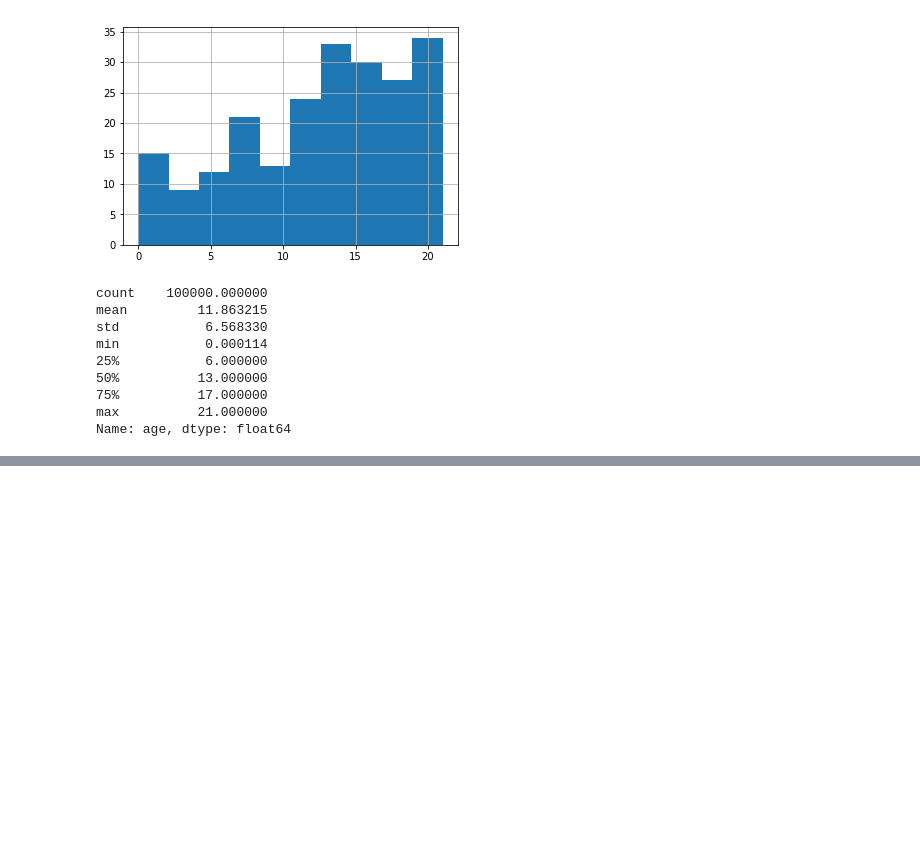
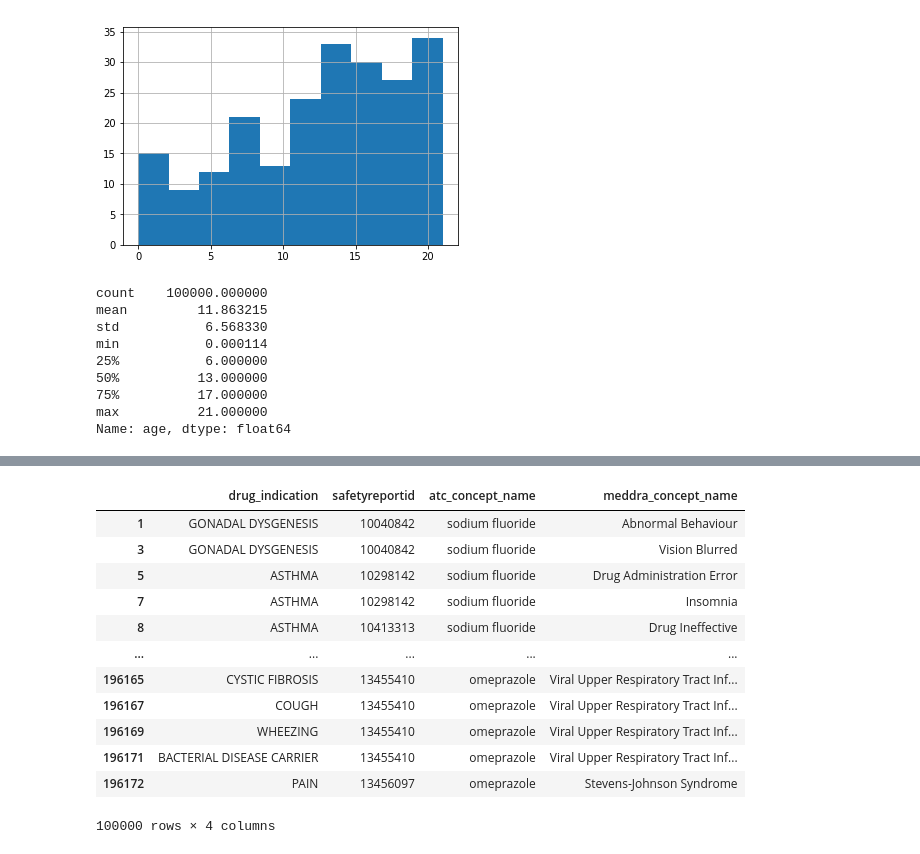
Before and after one commit to veronikabreton/smri2020, a Jupyter notebook: ntbks/python/My_First_Notebook.ipynb, the cells around one changed output, grey strips where cells are left out. Drawn from its saved outputs; the diff is of its cells as text; code cells hidden in the pictures; blank space fills up the shorter version.

```diff
--- a/ntbks/python/My_First_Notebook.ipynb
+++ b/ntbks/python/My_First_Notebook.ipynb
@@ -129,0 +150,21 @@ Name: age, dtype: float64
+# %%
+sub = \
+(dat.
+loc[:,["drug_indication","safetyreportid","atc_concept_name", "meddra_concept_name"]].
+drop_duplicates()
+)
+sub
+# %% [output]
+|  | drug_indication | safetyreportid | atc_concept_name | meddra_concept_name |
+| 1 | GONADAL DYSGENESIS | 10040842 | sodium fluoride | Abnormal Behaviour |
+| 3 | GONADAL DYSGENESIS | 10040842 | sodium fluoride | Vision Blurred |
+| 5 | ASTHMA | 10298142 | sodium fluoride | Drug Administration Error |
+| 7 | ASTHMA | 10298142 | sodium fluoride | Insomnia |
+| 8 | ASTHMA | 10413313 | sodium fluoride | Drug Ineffective |
+| ... | ... | ... | ... | ... |
+| 196165 | CYSTIC FIBROSIS | 13455410 | omeprazole | Viral Upper Respiratory Tract Inf... |
+| 196167 | COUGH | 13455410 | omeprazole | Viral Upper Respiratory Tract Inf... |
+| 196169 | WHEEZING | 13455410 | omeprazole | Viral Upper Respiratory Tract Inf... |
+| 196171 | BACTERIAL DISEASE CARRIER | 13455410 | omeprazole | Viral Upper Respiratory Tract Inf... |
+| 196172 | PAIN | 13456097 | omeprazole | Stevens-Johnson Syndrome |
+100000 rows × 4 columns
```
Also changed, not shown: parts of 16 cells of this notebook, 1 other file.
